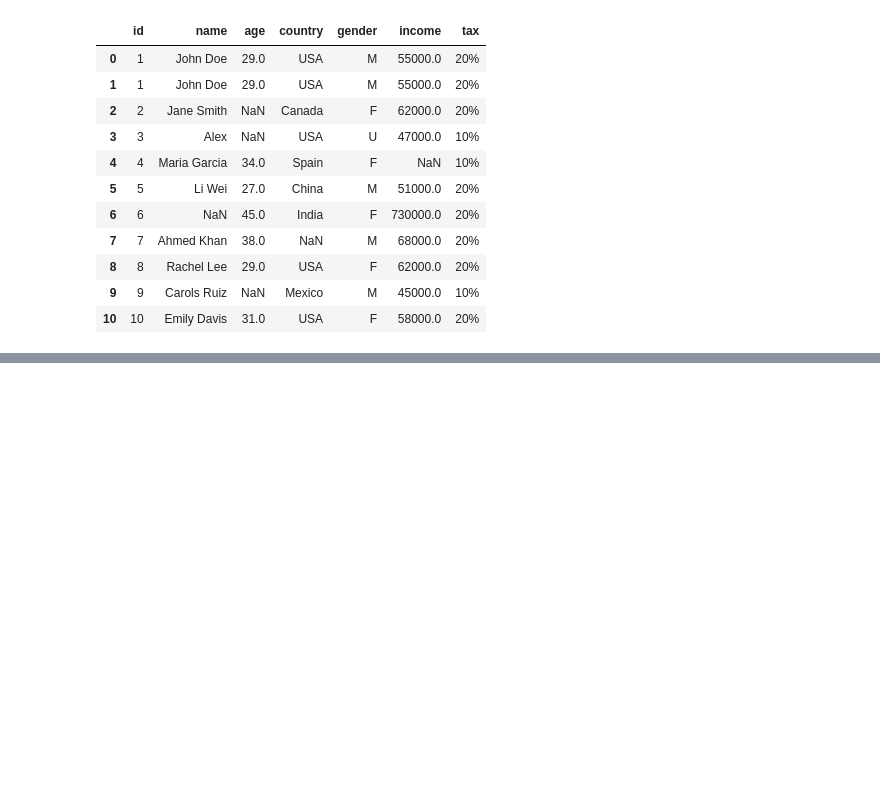
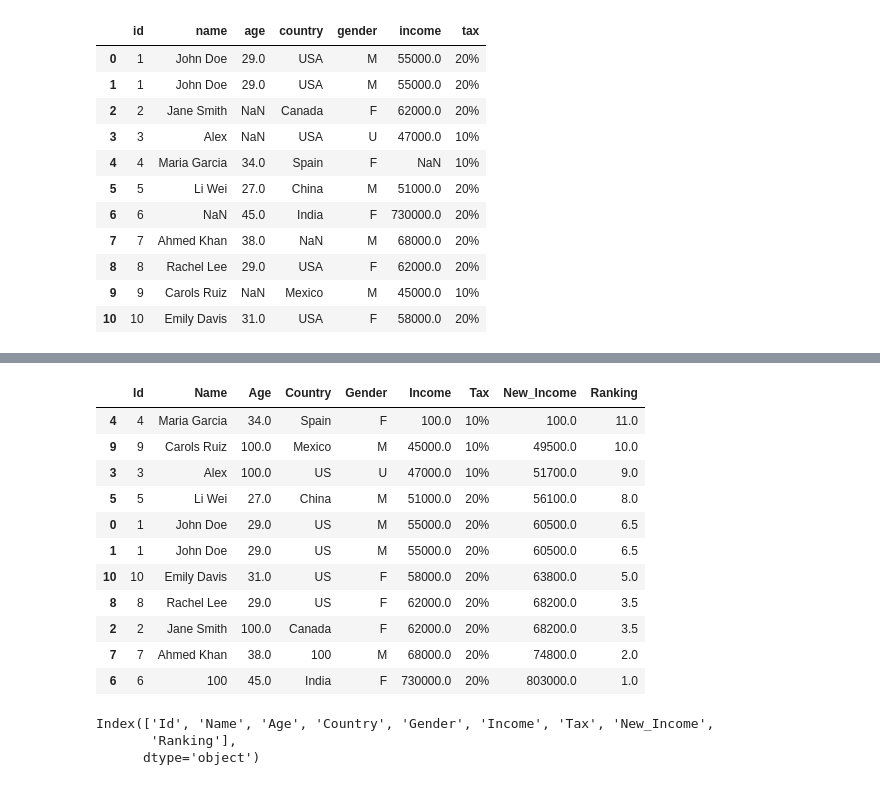
Before and after one commit to VineethaJNV/Learning-Pandas, a Jupyter notebook: DataTransformationPandas.ipynb, the cells around one changed output, grey strips where cells are left out. Cells and saved outputs as stored; diff of their text form; code cells hidden in the pictures; blank space fills up the shorter version.

```diff
--- a/DataTransformationPandas.ipynb
+++ b/DataTransformationPandas.ipynb
@@ -98,0 +208,24 @@ df2
+# %%
+#Ranking
+sorted_df["Ranking"] = sorted_df["Income"].rank(ascending=False, method="max")
+# %%
+sorted_df
+# %% [output]
+|  | Id | Name | Age | Country | Gender | Income | Tax | New_Income | Ranking |
+| 4 | 4 | Maria Garcia | 34.0 | Spain | F | 100.0 | 10% | 100.0 | 11.0 |
+| 9 | 9 | Carols Ruiz | 100.0 | Mexico | M | 45000.0 | 10% | 49500.0 | 10.0 |
+| 3 | 3 | Alex | 100.0 | US | U | 47000.0 | 10% | 51700.0 | 9.0 |
+| 5 | 5 | Li Wei | 27.0 | China | M | 51000.0 | 20% | 56100.0 | 8.0 |
+| 0 | 1 | John Doe | 29.0 | US | M | 55000.0 | 20% | 60500.0 | 6.5 |
+| 1 | 1 | John Doe | 29.0 | US | M | 55000.0 | 20% | 60500.0 | 6.5 |
+| 10 | 10 | Emily Davis | 31.0 | US | F | 58000.0 | 20% | 63800.0 | 5.0 |
+| 8 | 8 | Rachel Lee | 29.0 | US | F | 62000.0 | 20% | 68200.0 | 3.5 |
+| 2 | 2 | Jane Smith | 100.0 | Canada | F | 62000.0 | 20% | 68200.0 | 3.5 |
+| 7 | 7 | Ahmed Khan | 38.0 | 100 | M | 68000.0 | 20% | 74800.0 | 2.0 |
+| 6 | 6 | 100 | 45.0 | India | F | 730000.0 | 20% | 803000.0 | 1.0 |
+# %%
+sorted_df.columns
+# %% [output]
+Index(['Id', 'Name', 'Age', 'Country', 'Gender', 'Income', 'Tax', 'New_Income',
+       'Ranking'],
+      dtype='object')
```
Also changed, not shown: parts of 14 cells of this notebook.
